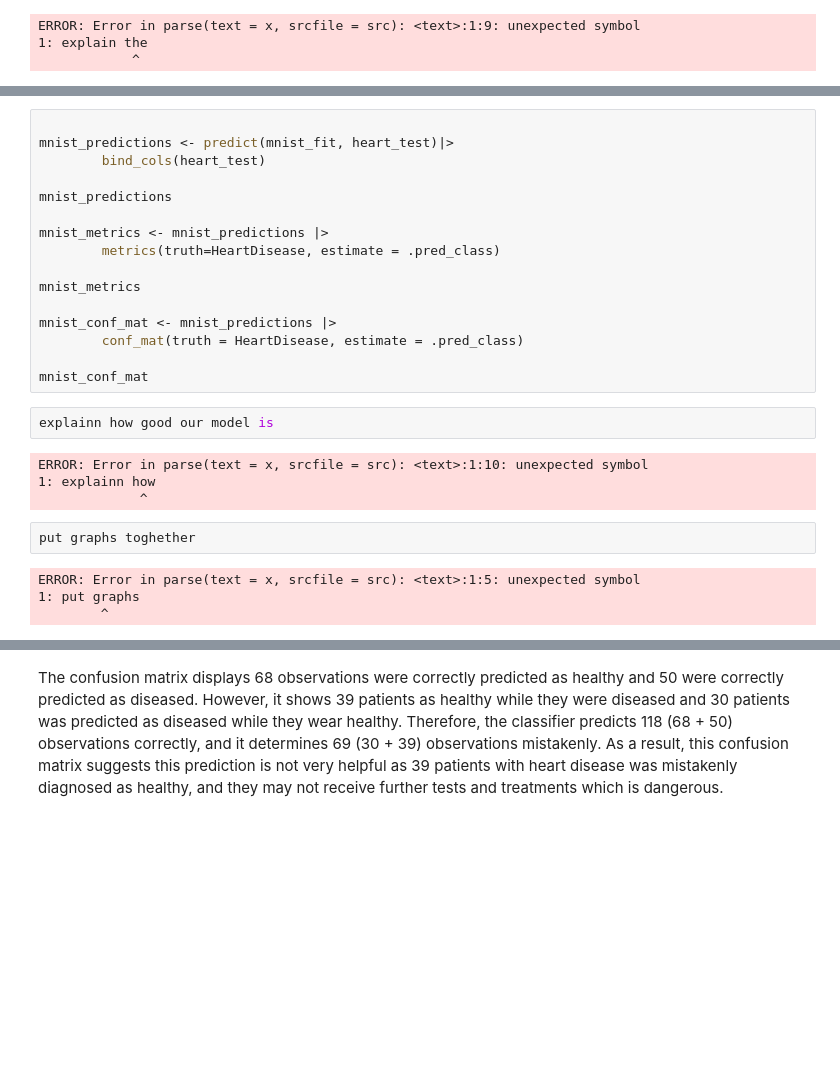
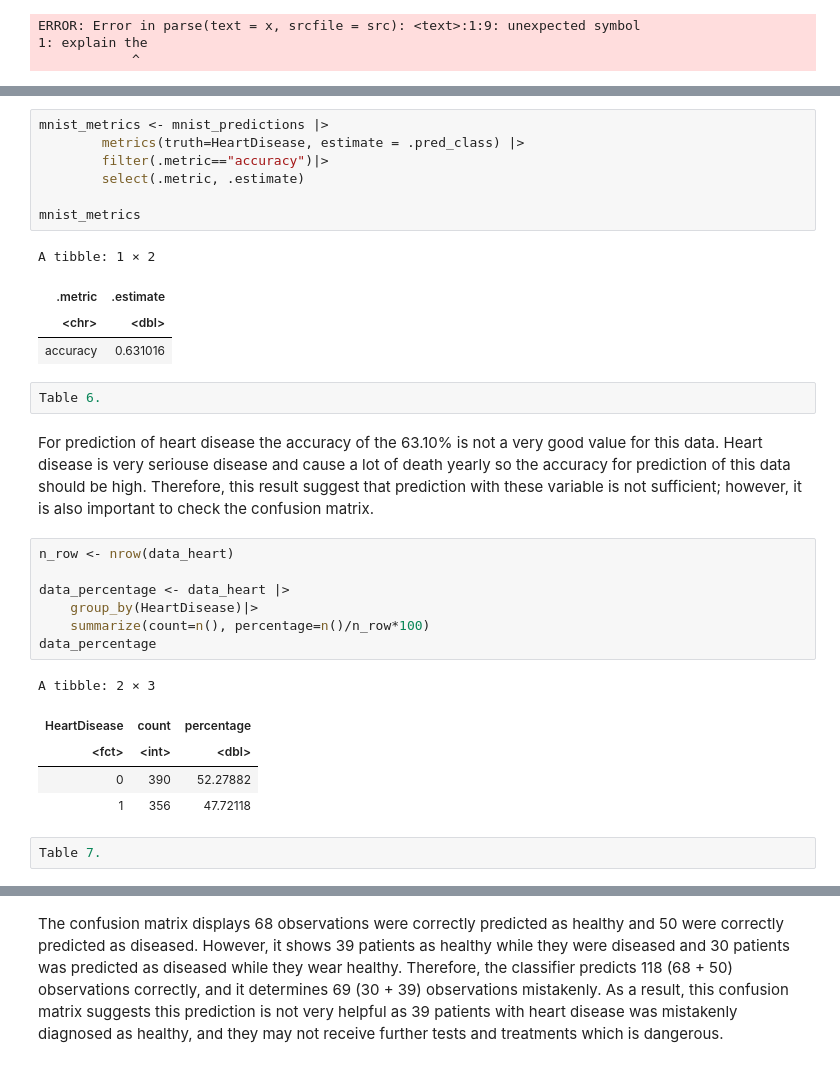
Before and after one commit to kiarashbahari/Group_project, a Jupyter notebook: project.ipynb, the cells around one changed output, grey strips where cells are left out. Saved outputs shown, nothing was run; the diff lists cells and outputs as text; blank space fills up the shorter version.

```diff
--- a/project.ipynb
+++ b/project.ipynb
@@ -469,28 +387,31 @@ mnist_fit <- workflow() |>
 # %%
-
-mnist_predictions <- predict(mnist_fit, heart_test)|>
-        bind_cols(heart_test)
-
-mnist_predictions
-
 mnist_metrics <- mnist_predictions |>
-        metrics(truth=HeartDisease, estimate = .pred_class)
+        metrics(truth=HeartDisease, estimate = .pred_class) |>
+        filter(.metric=="accuracy")|>
+        select(.metric, .estimate)
 
 mnist_metrics
-
-mnist_conf_mat <- mnist_predictions |>
-        conf_mat(truth = HeartDisease, estimate = .pred_class)
-
-mnist_conf_mat
+# %% [output]
+A tibble: 1 × 2
+| .metric | .estimate |
+| <chr> | <dbl> |
+| accuracy | 0.631016 |
-# %%
-explainn how good our model is
-# %% [output]
-ERROR: Error in parse(text = x, srcfile = src): <text>:1:10: unexpected symbol
-1: explainn how
-             ^
-# %%
-put graphs toghether
-# %% [output]
-ERROR: Error in parse(text = x, srcfile = src): <text>:1:5: unexpected symbol
-1: put graphs
-        ^
+# %%
+Table 6.
+# %% [markdown]
+For prediction of heart disease the accuracy of the 63.10% is not a very good value for this data. Heart disease is very seriouse disease and cause a lot of death yearly so the accuracy for prediction of this data should be high. Therefore, this result suggest that prediction with these variable is not sufficient; however, it is also important to check the confusion matrix.
+# %%
+n_row <- nrow(data_heart)
+
+data_percentage <- data_heart |>
+    group_by(HeartDisease)|>
+    summarize(count=n(), percentage=n()/n_row*100)
+data_percentage
+# %% [output]
+A tibble: 2 × 3
+| HeartDisease | count | percentage |
+| <fct> | <int> | <dbl> |
+| 0 | 390 | 52.27882 |
+| 1 | 356 | 47.72118 |
+# %%
+Table 7.
```
Also changed, not shown: parts of 57 cells of this notebook.
